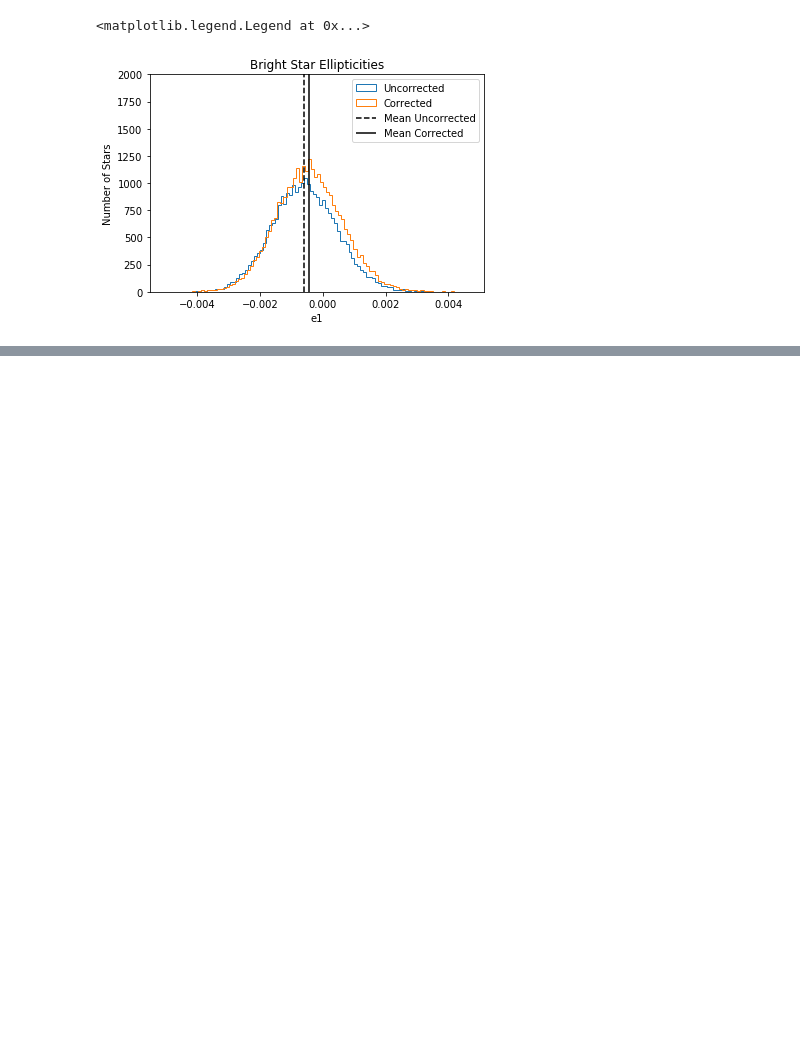
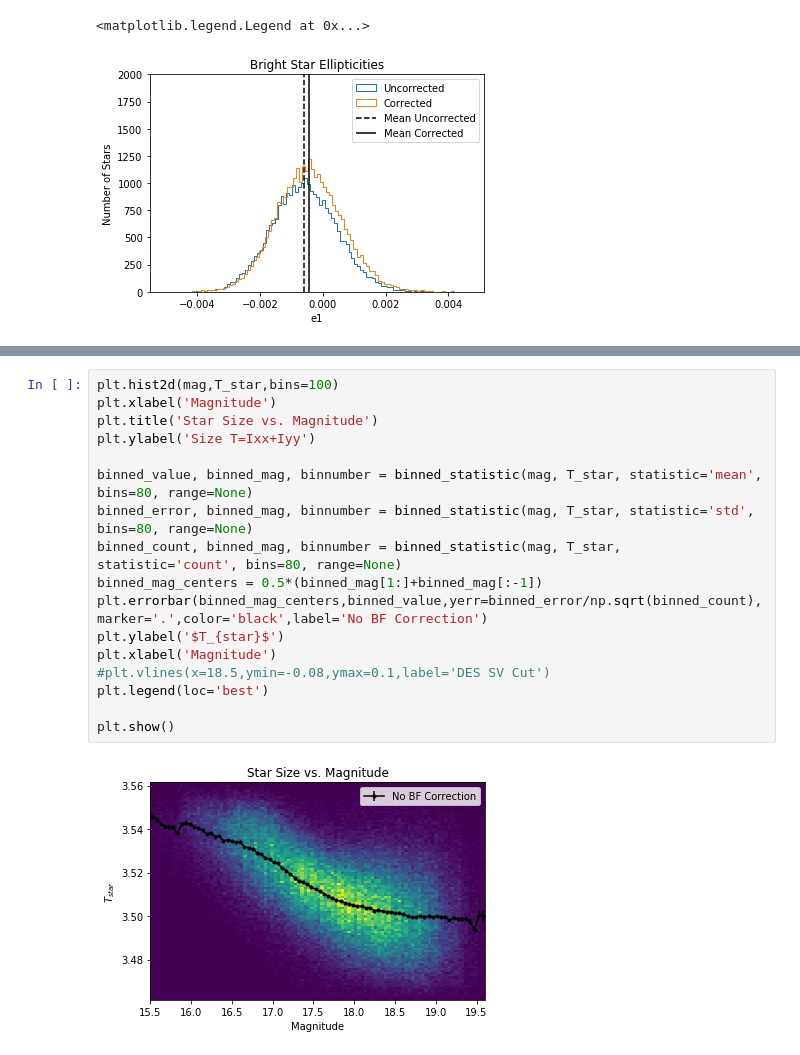
Before and after one commit to ellongley/DC2-BF-Tests, a Jupyter notebook: Run 2.1i BF Tests.ipynb, the cells around one changed output, grey strips where cells are left out. Drawn from its saved outputs; the diff is of its cells as text; blank space fills up the shorter version.

```diff
--- a/Run 2.1i BF Tests.ipynb
+++ b/Run 2.1i BF Tests.ipynb
@@ -698,0 +187,19 @@ plt.legend(loc='best')
+# %%
+plt.hist2d(mag,T_star,bins=100)
+plt.xlabel('Magnitude')
+plt.title('Star Size vs. Magnitude')
+plt.ylabel('Size T=Ixx+Iyy')
+
+binned_value, binned_mag, binnumber = binned_statistic(mag, T_star, statistic='mean', bins=80, range=None)
+binned_error, binned_mag, binnumber = binned_statistic(mag, T_star, statistic='std', bins=80, range=None)
+binned_count, binned_mag, binnumber = binned_statistic(mag, T_star, statistic='count', bins=80, range=None)
+binned_mag_centers = 0.5*(binned_mag[1:]+binned_mag[:-1])
+plt.errorbar(binned_mag_centers,binned_value,yerr=binned_error/np.sqrt(binned_count),marker='.',color='black',label='No BF Correction')
+plt.ylabel('$T_{star}$')
+plt.xlabel('Magnitude')
+#plt.vlines(x=18.5,ymin=-0.08,ymax=0.1,label='DES SV Cut')
+plt.legend(loc='best')
+
+plt.show()
+# %% [output]
+[figure, added]
```
Also changed, not shown: parts of 81 cells of this notebook.
